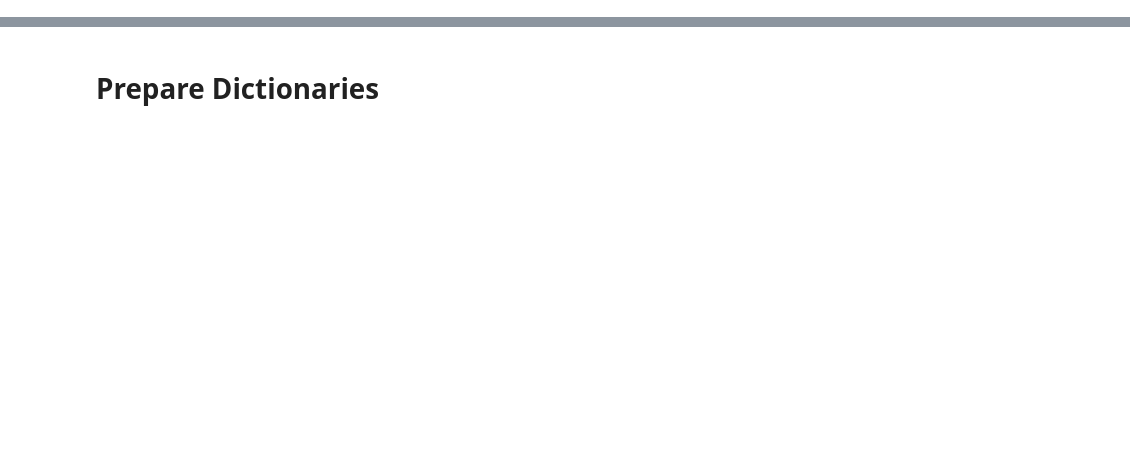
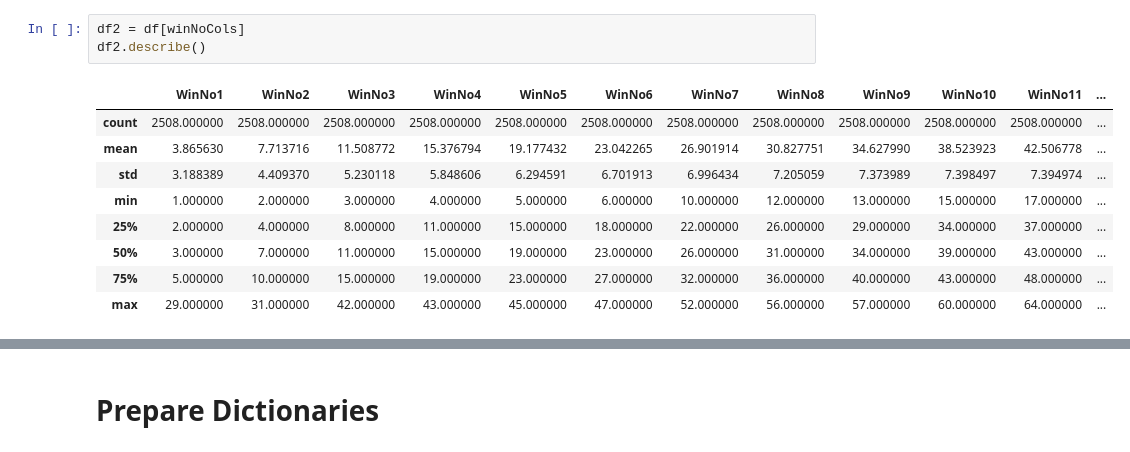
Before and after one commit to GeorgeG92/KinoDeepLearning, a Jupyter notebook: jupyter/2 Batch Prep.ipynb, the cells around one changed output, grey strips where cells are left out. Drawn from its saved outputs; the diff is of its cells as text; blank space fills up the shorter version.

```diff
--- a/jupyter/2 Batch Prep.ipynb
+++ b/jupyter/2 Batch Prep.ipynb
@@ -29,0 +34,13 @@ df.head()
+# %%
+df2 = df[winNoCols]
+df2.describe()
+# %% [output]
+|  | WinNo1 | WinNo2 | WinNo3 | WinNo4 | WinNo5 | WinNo6 | WinNo7 | WinNo8 | WinNo9 | WinNo10 | WinNo11 | ... |
+| count | 2508.000000 | 2508.000000 | 2508.000000 | 2508.000000 | 2508.000000 | 2508.000000 | 2508.000000 | 2508.000000 | 2508.000000 | 2508.000000 | 2508.000000 | ... |
+| mean | 3.865630 | 7.713716 | 11.508772 | 15.376794 | 19.177432 | 23.042265 | 26.901914 | 30.827751 | 34.627990 | 38.523923 | 42.506778 | ... |
+| std | 3.188389 | 4.409370 | 5.230118 | 5.848606 | 6.294591 | 6.701913 | 6.996434 | 7.205059 | 7.373989 | 7.398497 | 7.394974 | ... |
+| min | 1.000000 | 2.000000 | 3.000000 | 4.000000 | 5.000000 | 6.000000 | 10.000000 | 12.000000 | 13.000000 | 15.000000 | 17.000000 | ... |
+| 25% | 2.000000 | 4.000000 | 8.000000 | 11.000000 | 15.000000 | 18.000000 | 22.000000 | 26.000000 | 29.000000 | 34.000000 | 37.000000 | ... |
+| 50% | 3.000000 | 7.000000 | 11.000000 | 15.000000 | 19.000000 | 23.000000 | 26.000000 | 31.000000 | 34.000000 | 39.000000 | 43.000000 | ... |
+| 75% | 5.000000 | 10.000000 | 15.000000 | 19.000000 | 23.000000 | 27.000000 | 32.000000 | 36.000000 | 40.000000 | 43.000000 | 48.000000 | ... |
+| max | 29.000000 | 31.000000 | 42.000000 | 43.000000 | 45.000000 | 47.000000 | 52.000000 | 56.000000 | 57.000000 | 60.000000 | 64.000000 | ... |
```
Also changed, not shown: parts of 22 cells of this notebook, 3 other files.
